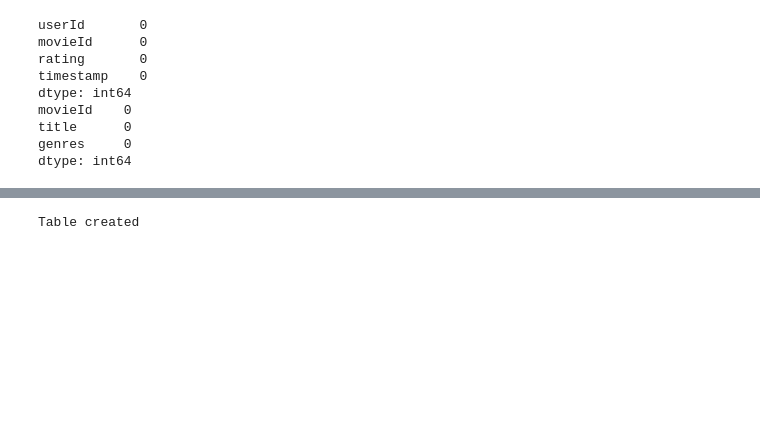
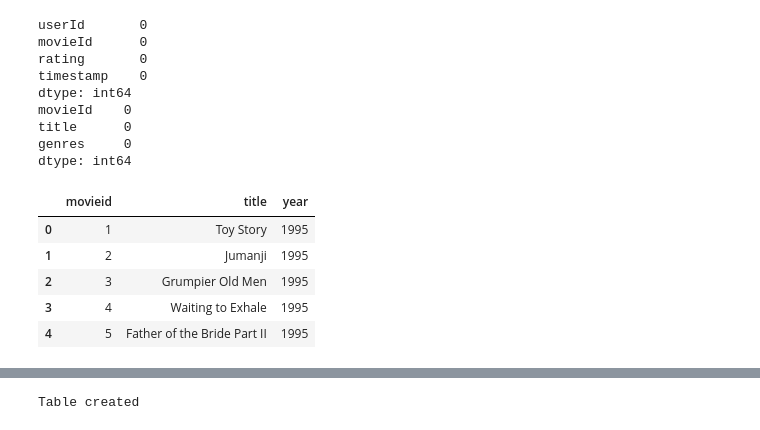
Before and after one commit to jdek-group/hello-world, a Jupyter notebook: staging/dataset-wip.ipynb, the cells around one changed output, grey strips where cells are left out. Saved outputs shown, nothing was run; the diff lists cells and outputs as text; code cells hidden in the pictures; blank space fills up the shorter version.

```diff
--- a/staging/dataset-wip.ipynb
+++ b/staging/dataset-wip.ipynb
@@ -109,3 +116,29 @@ movieId    0
 title      0
 genres     0
 dtype: int64
+# %%
+df = pd.read_csv('movie.csv')
+
+# Lowercase all the columns
+df.columns = [col.lower() for col in df.columns]
+
+# Extract the year from the title if it's present (e.g., "Movie Title (1995)")
+df['year'] = df['title'].str.extract(r'\((\d{4})\)').astype(float).astype('Int64')
+
+# Clean the title by removing the year part
+df['title'] = df['title'].str.replace(r'\s\(\d{4}\)', '', regex=True)
+
+# Create the movies DataFrame
+movies_df = df[['movieid', 'title', 'year']]
+
+# Drop duplicates (if any)
+movies_df = movies_df.drop_duplicates()
+
+movies_df.head()
+# %% [output]
+|  | movieid | title | year |
+| 0 | 1 | Toy Story | 1995 |
+| 1 | 2 | Jumanji | 1995 |
+| 2 | 3 | Grumpier Old Men | 1995 |
+| 3 | 4 | Waiting to Exhale | 1995 |
+| 4 | 5 | Father of the Bride Part II | 1995 |
```
Also changed, not shown: parts of 10 cells of this notebook, 2 other files.
